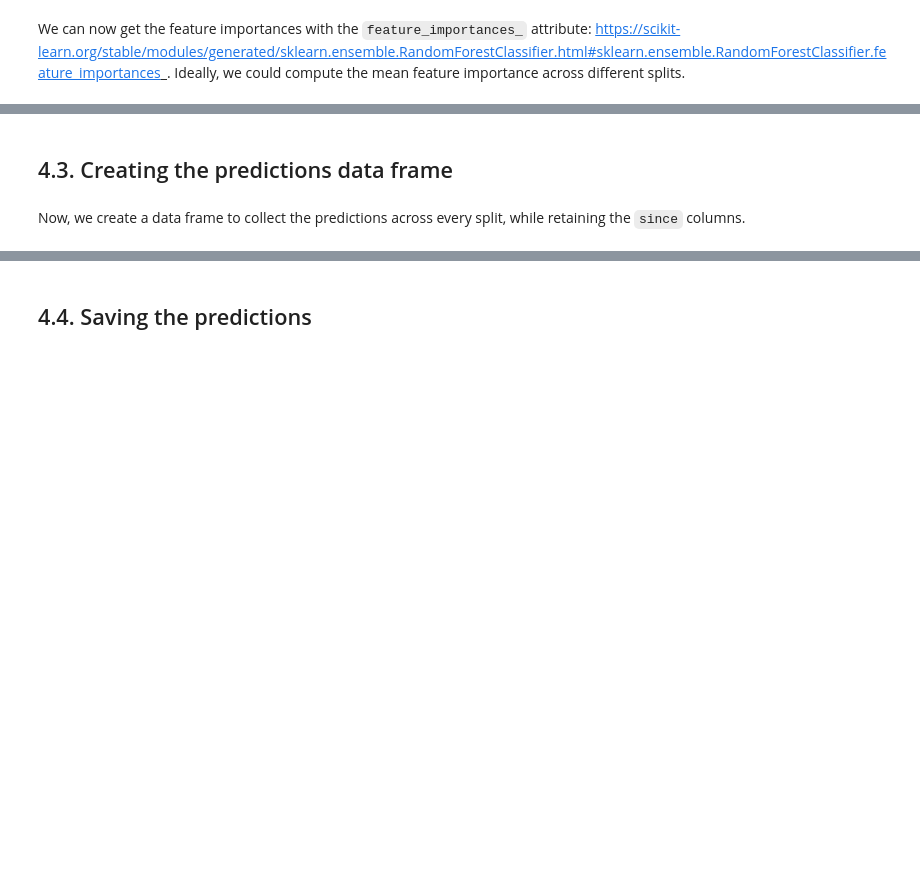
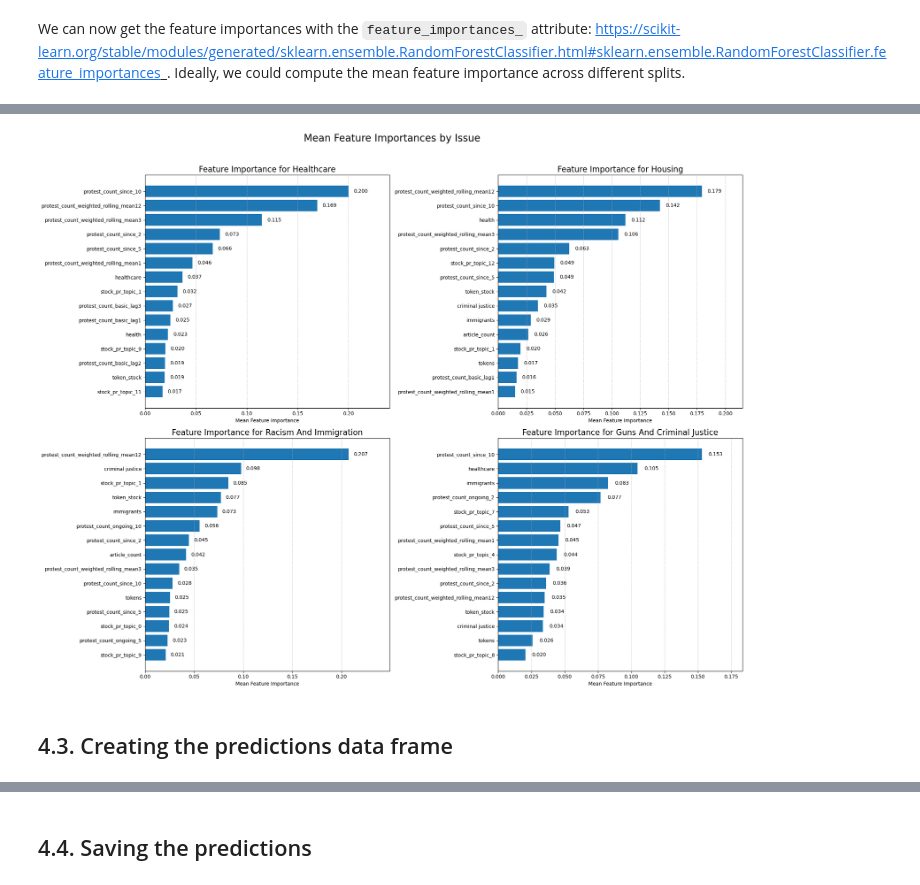
Before and after one commit to pablo-fdz/F-N_hw1, a Jupyter notebook: prediction_and_evaluation.ipynb, the cells around one changed output, grey strips where cells are left out. Cells and saved outputs as stored; diff of their text form; code cells hidden in the pictures; blank space fills up the shorter version.

Commit message:
finished predictions and figures

```diff
--- a/prediction_and_evaluation.ipynb
+++ b/prediction_and_evaluation.ipynb
@@ -1151,0 +1155,17 @@ print(fitted_estimators_inc[0].feature_importances_)
+# %%
+# Calculate the mean feature importance for the predictions of all the target data frames
+mean_feature_importances_dict = {}
+
+for key in target_dict.keys():
+    # Get the fitted estimators for the target data frame
+    fitted_estimators_inc = fitted_estimators_dict[key]  # Get the fitted estimators
+
+    # Calculate the mean feature importances
+    mean_feature_importances = np.mean([est.feature_importances_ for est in fitted_estimators_inc], axis=0)
+
+    # Store the mean feature importances in the dictionary
+    mean_feature_importances_dict[key] = mean_feature_importances
+
+# Print the mean feature importances for the last data frame
+print(f"Mean feature importances for {key}:")
+display(mean_feature_importances_dict[key])  # Display the mean feature importances
@@ -1152,4 +1181,62 @@ print(fitted_estimators_inc[0].feature_importances_)
+# %%
+from sympy import hyper
+
+
+hyperparameters_string = f"max_depth_{max_depth}_max_features_{max_features}_min_samples_leaf_{min_samples_leaf}"  # Create a string with the hyperparameters
+
+# Create a figure with 2 rows and 2 columns
+fig, axes = plt.subplots(2, 2, figsize=(20, 16))
+fig.suptitle('Mean Feature Importances by Issue', fontsize=20)
+
+# Flatten the axes for easier iteration
+axes = axes.flatten()
+
+# Loop through each target data frame
+for i, key in enumerate(target_dict.keys()):
+    # Get the feature names and importances
+    feature_names = X_dict[key].columns
+    importances = mean_feature_importances_dict[key]
+
+    # Sort them in decreasing order
+    sorted_idx = np.argsort(importances)[::-1]
+    sorted_importances = importances[sorted_idx]
+    sorted_feature_names = feature_names[sorted_idx]
+
+    # Only show top 15 features for readability if there are many features
+    n_features_to_show = min(15, len(sorted_feature_names))
+
+    # Reverse the arrays to display most important features at the top
+    plot_importances = sorted_importances[:n_features_to_show][::-1]
+    plot_features = sorted_feature_names[:n_features_to_show][::-1]
+
+    # Plot horizontal bar chart
+    ax = axes[i]
+    bars = ax.barh(range(n_features_to_show), plot_importances)
+
+    # Add value labels to the bars
+    for bar in bars:
+        width = bar.get_width()
+        ax.text(width + 0.005, bar.get_y() + bar.get_height()/2,
+                f'{width:.3f}', va='center')
+
+    # Set labels and title
+    ax.set_yticks(range(n_features_to_show))
+    ax.set_yticklabels(plot_features)
+    ax.set_title(f'Feature Importance for {key.replace("_", " ").title()}', fontsize=16)
+    ax.set_xlabel('Mean Feature Importance')
+
+    # Add a grid for better readability
+    ax.grid(axis='x', linestyle='--', alpha=0.7)
+
+    # Set the x-axis limit to make room for the value labels
+    max_importance = max(plot_importances)
+    ax.set_xlim(0, max_importance * 1.2)
+
+# Adjust layout
+plt.tight_layout(rect=[0, 0, 1, 0.96])  # Make room for the suptitle
+plt.savefig(f'figures/mean_feature_importances_{hyperparameters_string}.png', dpi=400, bbox_inches='tight')  # Save the figure
+plt.show()
+# %% [output]
+[figure, added]
 # %% [markdown]
 ## 4.3. Creating the predictions data frame
-# %% [markdown]
-Now, we create a data frame to collect the predictions across every split, while retaining the `since` columns.
```
Also changed, not shown: parts of 30 cells of this notebook, 20 other files.
